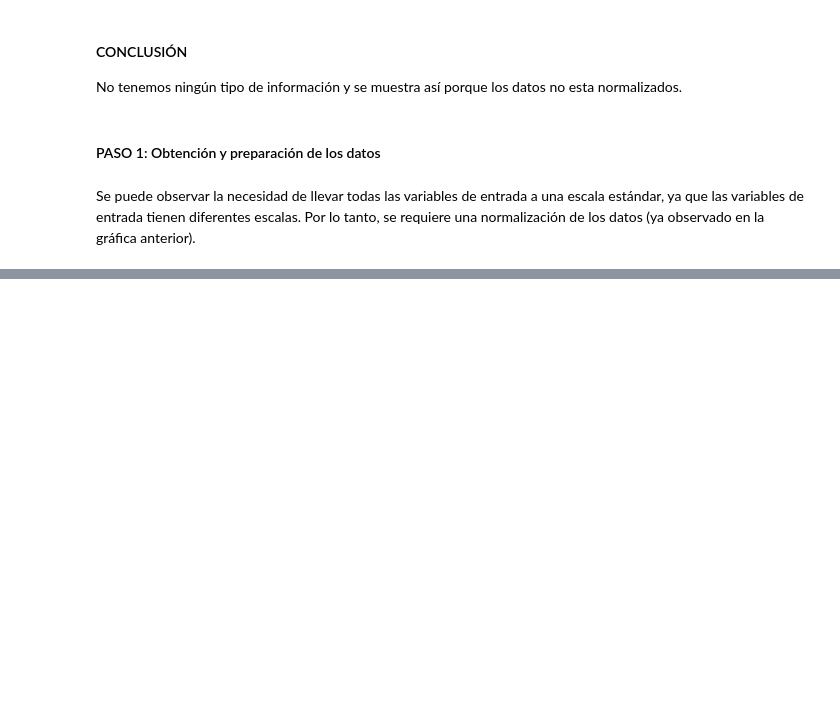
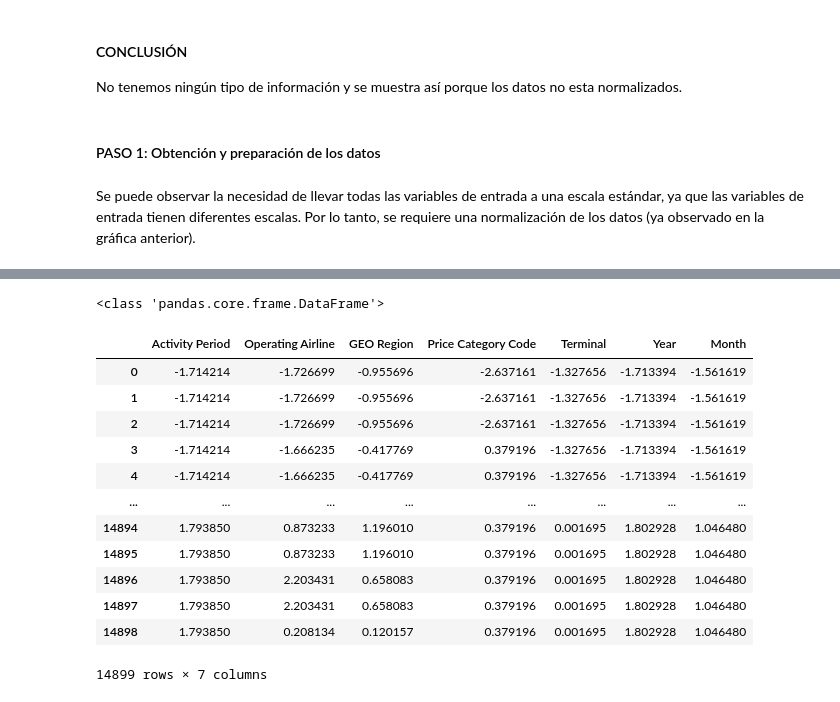
Before and after one commit to albabernal03/BD_proyecto_final, a Jupyter notebook: notebook/analisis.ipynb, the cells around one changed output, grey strips where cells are left out. Drawn from its saved outputs; the diff is of its cells as text; code cells hidden in the pictures; blank space fills up the shorter version.

```diff
--- a/notebook/analisis.ipynb
+++ b/notebook/analisis.ipynb
@@ -555,0 +578,20 @@ Se puede observar la necesidad de llevar todas las variables de entrada a una es
+# %%
+# Lo convertimos en un DataFrame, añadiendole sus etiquetas
+X_normal = pd.DataFrame(dataset_normal, columns=X.columns)
+print(type(X_normal))
+X_normal
+# %% [output]
+<class 'pandas.core.frame.DataFrame'>
+|  | Activity Period | Operating Airline | GEO Region | Price Category Code | Terminal | Year | Month |
+| 0 | -1.714214 | -1.726699 | -0.955696 | -2.637161 | -1.327656 | -1.713394 | -1.561619 |
+| 1 | -1.714214 | -1.726699 | -0.955696 | -2.637161 | -1.327656 | -1.713394 | -1.561619 |
+| 2 | -1.714214 | -1.726699 | -0.955696 | -2.637161 | -1.327656 | -1.713394 | -1.561619 |
+| 3 | -1.714214 | -1.666235 | -0.417769 | 0.379196 | -1.327656 | -1.713394 | -1.561619 |
+| 4 | -1.714214 | -1.666235 | -0.417769 | 0.379196 | -1.327656 | -1.713394 | -1.561619 |
+| ... | ... | ... | ... | ... | ... | ... | ... |
+| 14894 | 1.793850 | 0.873233 | 1.196010 | 0.379196 | 0.001695 | 1.802928 | 1.046480 |
+| 14895 | 1.793850 | 0.873233 | 1.196010 | 0.379196 | 0.001695 | 1.802928 | 1.046480 |
+| 14896 | 1.793850 | 2.203431 | 0.658083 | 0.379196 | 0.001695 | 1.802928 | 1.046480 |
+| 14897 | 1.793850 | 2.203431 | 0.658083 | 0.379196 | 0.001695 | 1.802928 | 1.046480 |
+| 14898 | 1.793850 | 0.208134 | 0.120157 | 0.379196 | 0.001695 | 1.802928 | 1.046480 |
+14899 rows × 7 columns
```
Also changed, not shown: parts of 7 cells of this notebook.
